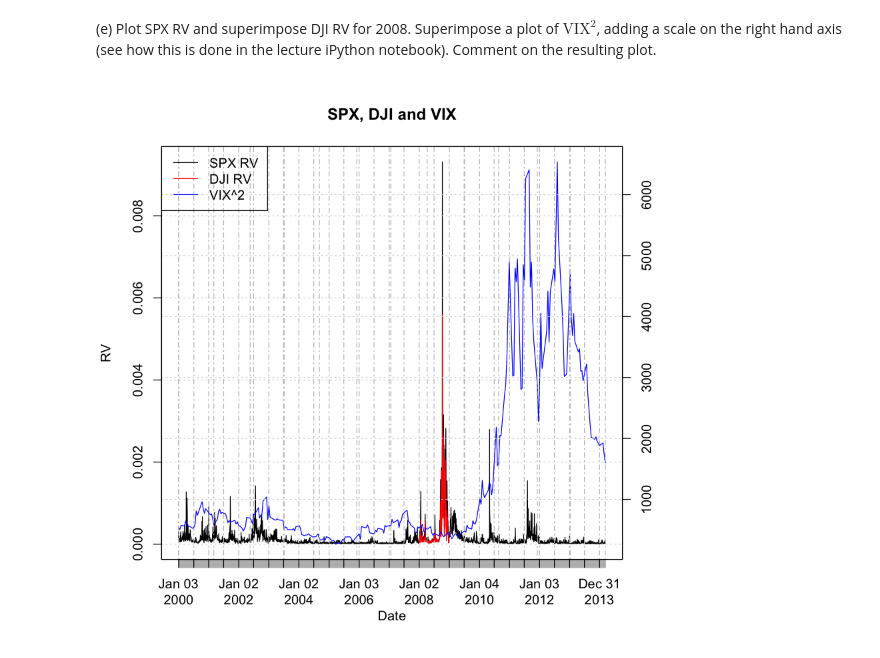
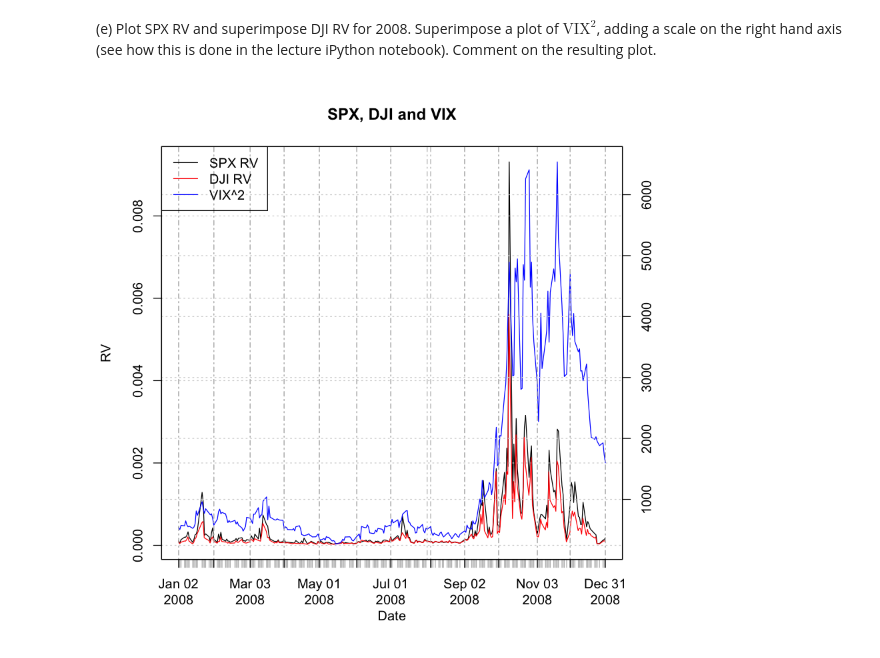
Before and after one commit to wubiya/MicroStructure, a Jupyter notebook: 9879HW6_Wu_Biya.ipynb, the cells around one changed output. Saved outputs shown, nothing was run; the diff lists cells and outputs as text; code cells hidden in the pictures.

```diff
--- a/9879HW6_Wu_Biya.ipynb
+++ b/9879HW6_Wu_Biya.ipynb
@@ -302,12 +320,12 @@ plot(VIX$VIX.Adjusted^2, main = "VIX", ylab="VIX^2", xlab="Date")
 # %% [markdown]
 (e)  Plot SPX RV and superimpose DJI RV for 2008. Superimpose a plot of $\text{VIX}^2$, adding a scale on the right hand axis (see how this is done in the lecture iPython notebook). Comment on the resulting plot.
 # %%
-plot(spx.krv,  main="SPX, DJI and VIX", ylab="RV", xlab="Date")
-lines(DJI_RV, col="red")
+plot(spx.krv['2008'],  main="SPX, DJI and VIX", ylab="RV", xlab="Date")
+lines(DJI_RV['2008'], col="red")
 par(new = T)
 plot(VIX$VIX.Adjusted^2, col="blue", axes=F, main=NA, xlab=NA, ylab=NA)
 axis(side = 4)
 mtext(side = 4, line = 3, "VIX^2")
 legend("topleft",legend=c("SPX RV ","DJI RV", "VIX^2"),lty = c(1,1,1), col=c("black", "red", "blue"))
 # %% [output]
-[figure, old version]
+[figure, new version]
```
Also changed, not shown: parts of 2 cells of this notebook.
